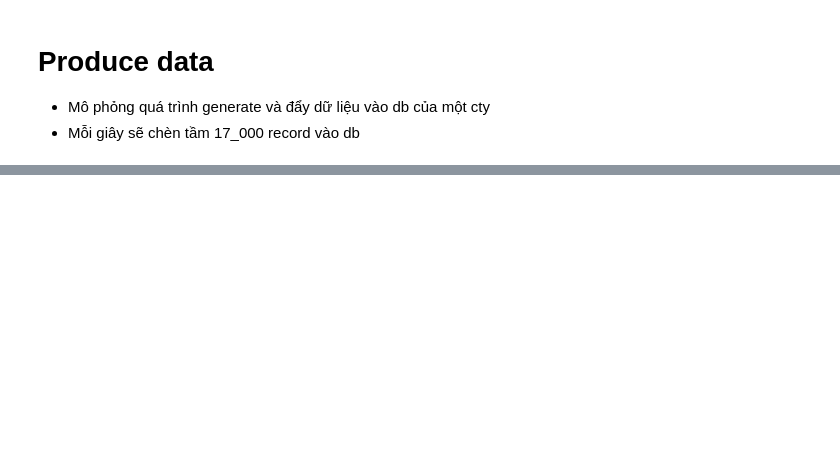
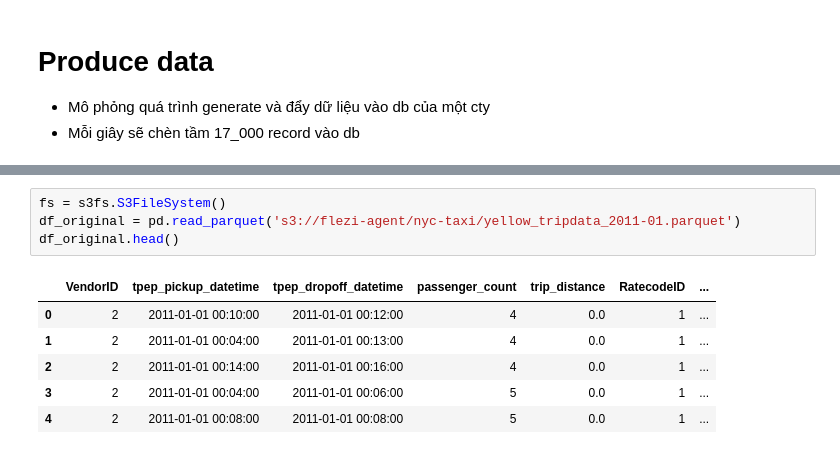
Before and after one commit to baolongnguyenmac/ml-ops, a Jupyter notebook: src/notebooks/produce_data.ipynb, the cells around one changed output, grey strips where cells are left out. Saved outputs shown, nothing was run; the diff lists cells and outputs as text; blank space fills up the shorter version.

```diff
--- a/src/notebooks/produce_data.ipynb
+++ b/src/notebooks/produce_data.ipynb
@@ -57,0 +230,11 @@ def produce(filepath: str, db_url: str, table_name: str, batch_size: int = 10_00
+# %%
+fs = s3fs.S3FileSystem()
+df_original = pd.read_parquet('s3://flezi-agent/nyc-taxi/yellow_tripdata_2011-01.parquet')
+df_original.head()
+# %% [output]
+|  | VendorID | tpep_pickup_datetime | tpep_dropoff_datetime | passenger_count | trip_distance | RatecodeID | ... |
+| 0 | 2 | 2011-01-01 00:10:00 | 2011-01-01 00:12:00 | 4 | 0.0 | 1 | ... |
+| 1 | 2 | 2011-01-01 00:04:00 | 2011-01-01 00:13:00 | 4 | 0.0 | 1 | ... |
+| 2 | 2 | 2011-01-01 00:14:00 | 2011-01-01 00:16:00 | 4 | 0.0 | 1 | ... |
+| 3 | 2 | 2011-01-01 00:04:00 | 2011-01-01 00:06:00 | 5 | 0.0 | 1 | ... |
+| 4 | 2 | 2011-01-01 00:08:00 | 2011-01-01 00:08:00 | 5 | 0.0 | 1 | ... |
```
Also changed, not shown: parts of 15 cells of this notebook, 3 other files.
